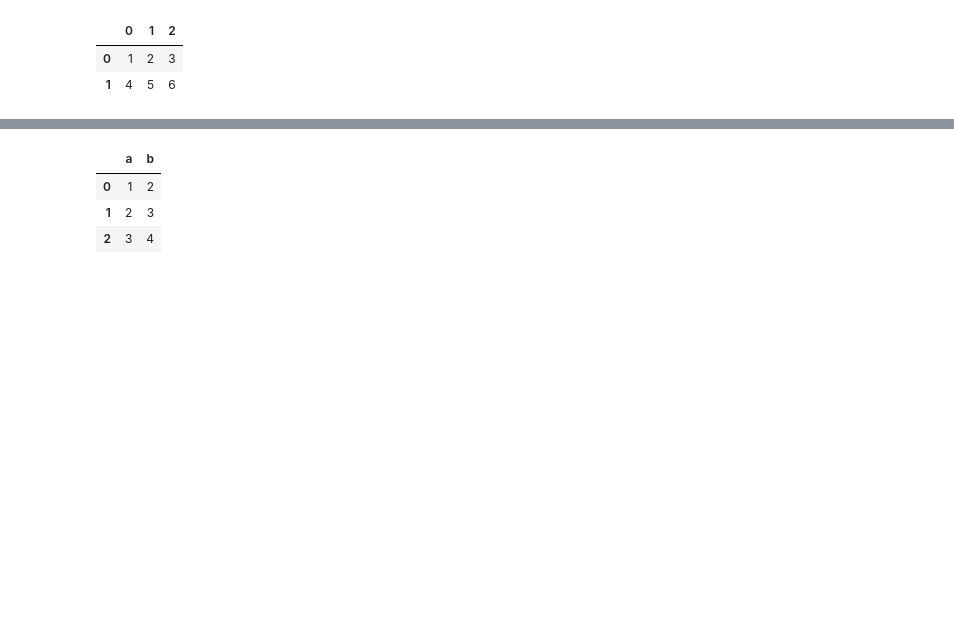
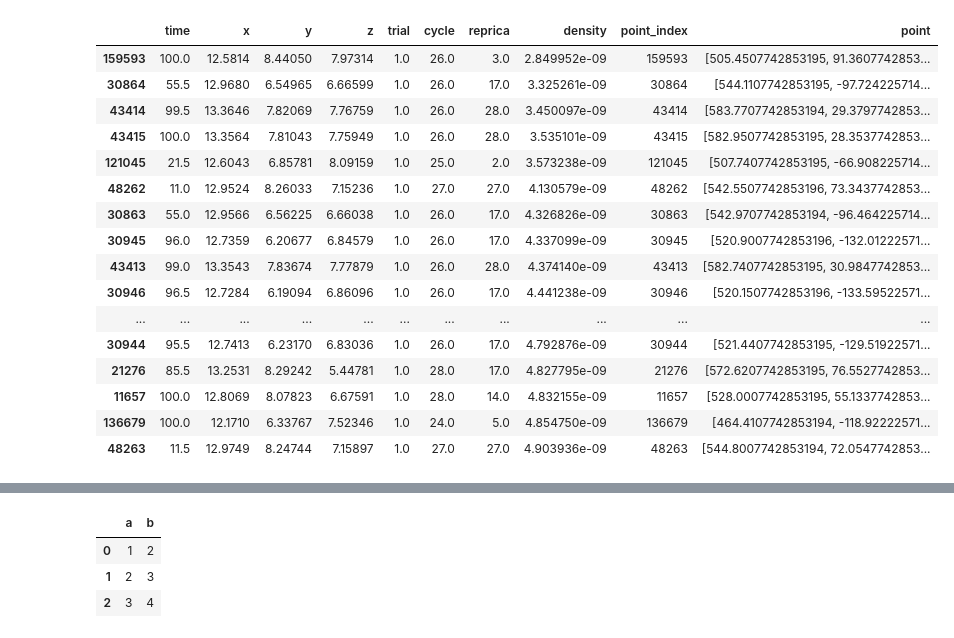
Before and after one commit to mukaiyama729/ResearchAnalysis, a Jupyter notebook: tesselation.ipynb, the cells around one changed output, grey strips where cells are left out. Cells and saved outputs as stored; diff of their text form; code cells hidden in the pictures; blank space fills up the shorter version.

```diff
--- a/tesselation.ipynb
+++ b/tesselation.ipynb
@@ -795,6 +813,0 @@ df_v[[0,1]] = df_v[[0,1]].apply(pd.to_numeric)
-# %%
-df_v
-# %% [output]
-|  | 0 | 1 | 2 |
-| 0 | 1 | 2 | 3 |
-| 1 | 4 | 5 | 6 |
@@ -800,0 +820,24 @@ df_v
+# %%
+df_kde = analysis.show_data_kde()
+df_v = analysis.show_data_voronoi()
+df_d = analysis.show_data_delaunay()
+# %%
+df_kde.sort_values('density', ascending=True).head(20)
+# %% [output]
+|  | time | x | y | z | trial | cycle | reprica | density | point_index | point |
+| 159593 | 100.0 | 12.5814 | 8.44050 | 7.97314 | 1.0 | 26.0 | 3.0 | 2.849952e-09 | 159593 | [505.4507742853195, 91.3607742853... |
+| 30864 | 55.5 | 12.9680 | 6.54965 | 6.66599 | 1.0 | 26.0 | 17.0 | 3.325261e-09 | 30864 | [544.1107742853195, -97.724225714... |
+| 43414 | 99.5 | 13.3646 | 7.82069 | 7.76759 | 1.0 | 26.0 | 28.0 | 3.450097e-09 | 43414 | [583.7707742853194, 29.3797742853... |
+| 43415 | 100.0 | 13.3564 | 7.81043 | 7.75949 | 1.0 | 26.0 | 28.0 | 3.535101e-09 | 43415 | [582.9507742853195, 28.3537742853... |
+| 121045 | 21.5 | 12.6043 | 6.85781 | 8.09159 | 1.0 | 25.0 | 2.0 | 3.573238e-09 | 121045 | [507.7407742853195, -66.908225714... |
+| 48262 | 11.0 | 12.9524 | 8.26033 | 7.15236 | 1.0 | 27.0 | 27.0 | 4.130579e-09 | 48262 | [542.5507742853196, 73.3437742853... |
+| 30863 | 55.0 | 12.9566 | 6.56225 | 6.66038 | 1.0 | 26.0 | 17.0 | 4.326826e-09 | 30863 | [542.9707742853194, -96.464225714... |
+| 30945 | 96.0 | 12.7359 | 6.20677 | 6.84579 | 1.0 | 26.0 | 17.0 | 4.337099e-09 | 30945 | [520.9007742853196, -132.01222571... |
+| 43413 | 99.0 | 13.3543 | 7.83674 | 7.77879 | 1.0 | 26.0 | 28.0 | 4.374140e-09 | 43413 | [582.7407742853195, 30.9847742853... |
+| 30946 | 96.5 | 12.7284 | 6.19094 | 6.86096 | 1.0 | 26.0 | 17.0 | 4.441238e-09 | 30946 | [520.1507742853196, -133.59522571... |
+| ... | ... | ... | ... | ... | ... | ... | ... | ... | ... | ... |
+| 30944 | 95.5 | 12.7413 | 6.23170 | 6.83036 | 1.0 | 26.0 | 17.0 | 4.792876e-09 | 30944 | [521.4407742853195, -129.51922571... |
+| 21276 | 85.5 | 13.2531 | 8.29242 | 5.44781 | 1.0 | 28.0 | 17.0 | 4.827795e-09 | 21276 | [572.6207742853195, 76.5527742853... |
+| 11657 | 100.0 | 12.8069 | 8.07823 | 6.67591 | 1.0 | 28.0 | 14.0 | 4.832155e-09 | 11657 | [528.0007742853195, 55.1337742853... |
+| 136679 | 100.0 | 12.1710 | 6.33767 | 7.52346 | 1.0 | 24.0 | 5.0 | 4.854750e-09 | 136679 | [464.4107742853194, -118.92222571... |
+| 48263 | 11.5 | 12.9749 | 8.24744 | 7.15897 | 1.0 | 27.0 | 27.0 | 4.903936e-09 | 48263 | [544.8007742853194, 72.0547742853... |
```
Also changed, not shown: parts of 13 cells of this notebook.
